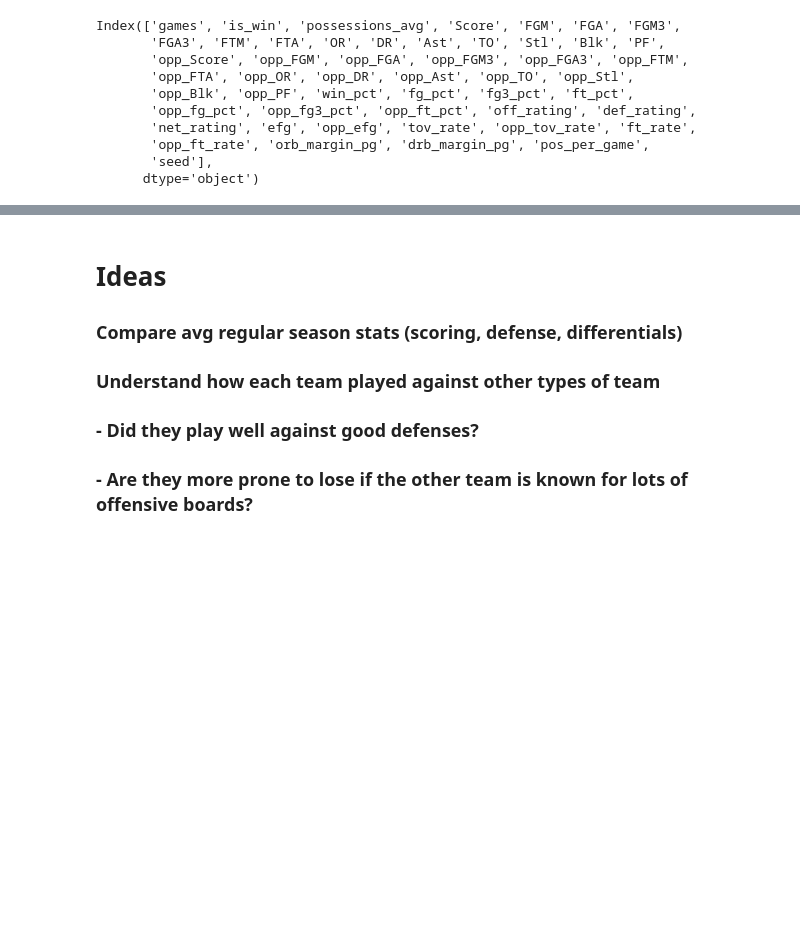
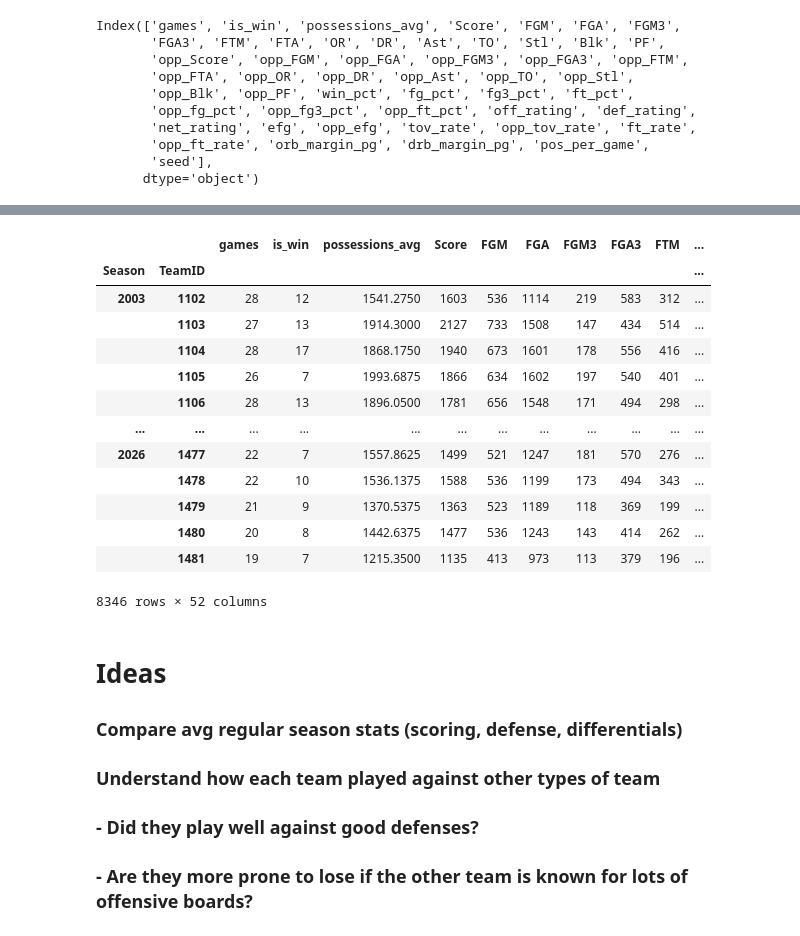
Before and after one commit to logan-heydt/Kaggle_competitions, a Jupyter notebook: March_Machine_Learning_Mania_2026/src/exploration.ipynb, the cells around one changed output, grey strips where cells are left out. Saved outputs shown, nothing was run; the diff lists cells and outputs as text; code cells hidden in the pictures; blank space fills up the shorter version.

```diff
--- a/March_Machine_Learning_Mania_2026/src/exploration.ipynb
+++ b/March_Machine_Learning_Mania_2026/src/exploration.ipynb
@@ -162,9 +210,7 @@ Index(['games', 'is_win', 'possessions_avg', 'Score', 'FGM', 'FGA', 'FGM3',
 # %%
-def add_team_clusters(df, pca_features, n_clusters=5, random_state=42):
-    kmeans = KMeans(n_clusters=n_clusters, random_state=random_state, n_init=20)
-    cluster_labels = kmeans.fit_predict(pca_features)
-
-    out = df.copy()
-    out["team_cluster"] = cluster_labels
-
-    return out, kmeans
+# def add_team_clusters(df, pca_features, n_clusters=5, random_state=42):
+pca_features = reduced_df.values
+kmeans = KMeans(n_clusters=5, random_state=42)
+cluster_labels = kmeans.fit_predict(pca_features)
+out = mens_season_stats.copy()
+out["team_cluster"] = cluster_labels
@@ -268,3 +217,20 @@ def transform_with_group_pca(df, fitted_objects):
+# %%
+out
+# %% [output]
+|  |  | games | is_win | possessions_avg | Score | FGM | FGA | FGM3 | FGA3 | FTM | ... |
+| Season | TeamID |  |  |  |  |  |  |  |  |  | ... |
+| 2003 | 1102 | 28 | 12 | 1541.2750 | 1603 | 536 | 1114 | 219 | 583 | 312 | ... |
+|  | 1103 | 27 | 13 | 1914.3000 | 2127 | 733 | 1508 | 147 | 434 | 514 | ... |
+|  | 1104 | 28 | 17 | 1868.1750 | 1940 | 673 | 1601 | 178 | 556 | 416 | ... |
+|  | 1105 | 26 | 7 | 1993.6875 | 1866 | 634 | 1602 | 197 | 540 | 401 | ... |
+|  | 1106 | 28 | 13 | 1896.0500 | 1781 | 656 | 1548 | 171 | 494 | 298 | ... |
+| ... | ... | ... | ... | ... | ... | ... | ... | ... | ... | ... | ... |
+| 2026 | 1477 | 22 | 7 | 1557.8625 | 1499 | 521 | 1247 | 181 | 570 | 276 | ... |
+|  | 1478 | 22 | 10 | 1536.1375 | 1588 | 536 | 1199 | 173 | 494 | 343 | ... |
+|  | 1479 | 21 | 9 | 1370.5375 | 1363 | 523 | 1189 | 118 | 369 | 199 | ... |
+|  | 1480 | 20 | 8 | 1442.6375 | 1477 | 536 | 1243 | 143 | 414 | 262 | ... |
+|  | 1481 | 19 | 7 | 1215.3500 | 1135 | 413 | 973 | 113 | 379 | 196 | ... |
+8346 rows × 52 columns
 # %%
 # 1. Build season stats -  DONE
 # 2. Create efficiency metrics - DONE
```
Also changed, not shown: parts of 11 cells of this notebook, 5 other files.
